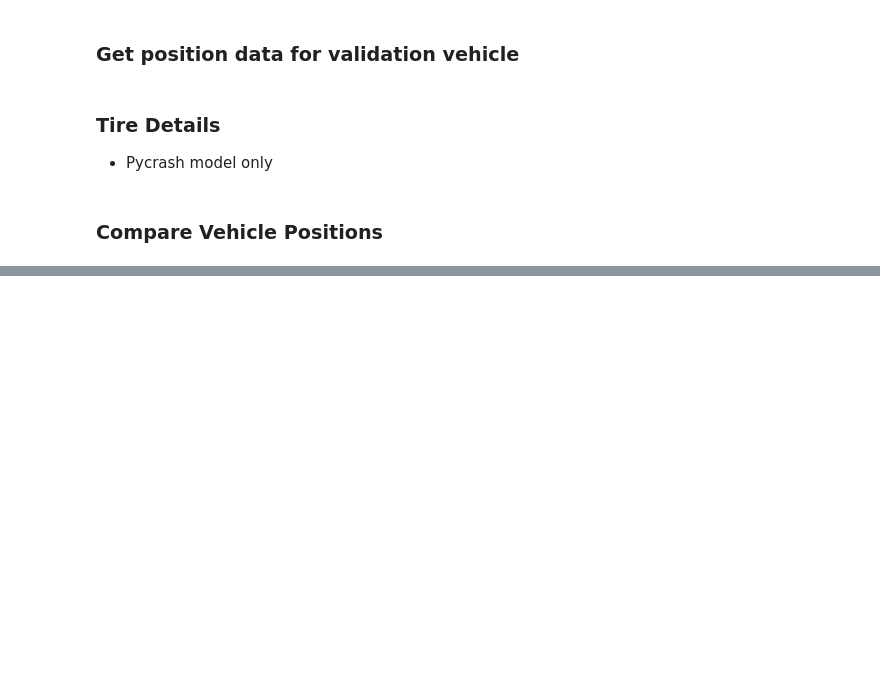
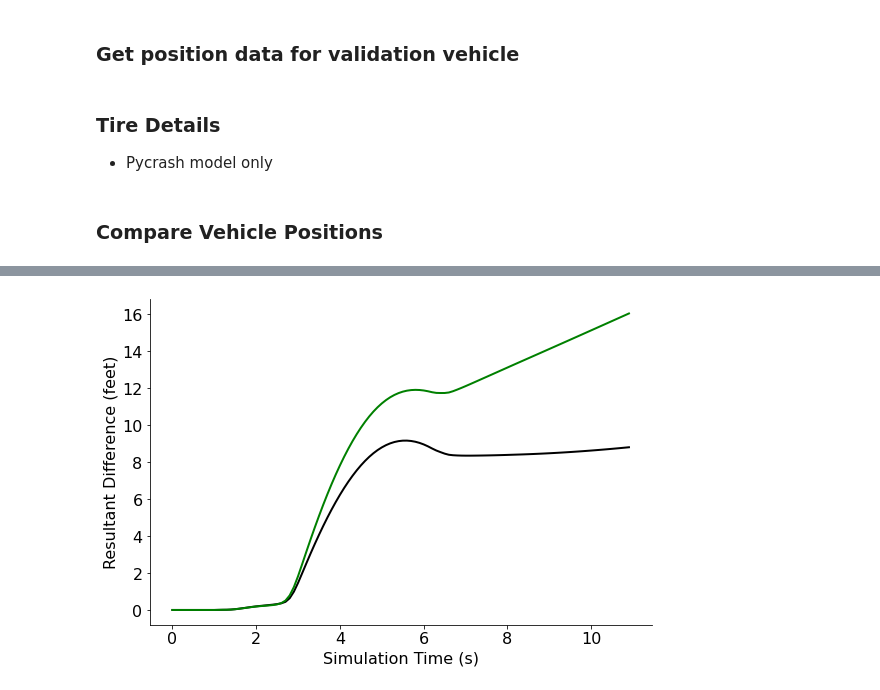
Before and after one commit to joe-cormier/pycrash, a Jupyter notebook: projects/validation - single vehicle motion/notebooks/Validation - Single Vehicle - PC Crash Simulations.ipynb, the cells around one changed output, grey strips where cells are left out. Cells and saved outputs as stored; diff of their text form; code cells hidden in the pictures; blank space fills up the shorter version.

```diff
--- a/projects/validation - single vehicle motion/notebooks/Validation - Single Vehicle - PC Crash Simulations.ipynb
+++ b/projects/validation - single vehicle motion/notebooks/Validation - Single Vehicle - PC Crash Simulations.ipynb
@@ -188,9 +204,9 @@ Vehicle inputs for Veh2 applied succesfully
 # %%
 veh1 = Vehicle('Veh1', vehicle_input_dict)
 veh1.time_inputs(t, throttle, brake, steer)
-veh1.vx_initial = 35
+veh1.vx_initial = 45
 # CG height of 1 foot performed best under most conditions
-veh1.hcg = 1   # set CG height
+veh1.hcg = 0.5  # set CG height
 # %% [output]
 Vehicle inputs for Veh1 applied succesfully
 Driver inputs applied to Veh1
@@ -199,7 +215,7 @@ Driver inputs applied to Veh1
 - simulation is run when instance is created which takes a few seconds
 - model is generating data at each time step as well as all position data to draw vehicle position
 # %%
-simulation_name = '35 mph fishhook'
+simulation_name = '40 mph fishhook'
 print(f'Creating Simulation: {simulation_name}')
 run = SingleMotion(simulation_name, veh1)
 # %% [output]
@@ -272,3 +292,5 @@ c_sqrd_half = c_sqrd.copy()
+# %%
+c_sqrd_1ft = c_sqrd.copy()
 # %%
 max(c_sqrd_1g)
 # %%
@@ -280,15 +308,17 @@ print(f"Maximum resultant distance between the CG: {max(c_sqrd):0.2} feet")
 # %%
 plt.figure(figsize=(9,6))
-plt.plot(time, c_sqrd_2, c='black', linewidth=2.0)
-plt.plot(time, c_sqrd_half, c='blue', linewidth=2.0)
-plt.plot(time, c_sqrd_1g, c='green', linewidth=2.0)
+#plt.plot(time, c_sqrd_2, c='black', linewidth=2.0)
+plt.plot(time, c_sqrd_half, c='black', linewidth=2.0)
+plt.plot(time, c_sqrd_1ft, c='green', linewidth=2.0)
 plt.xlabel("Simulation Time (s)", fontsize=16)
 plt.ylabel("Resultant Difference (feet)", fontsize=16)
 plt.xticks(fontsize=16)
 plt.yticks(fontsize=16)
 plt.gca().spines['top'].set_visible(False)
 plt.gca().spines['right'].set_visible(False)
 plt.show()
+# %% [output]
+[figure, added]
 # %%
 x_diff_plot = [dx_pycrash[-1], dx_pccrash[-1]]
 y_diff_plot = [dy_pycrash[-1], dy_pccrash[-1]]
```
Also changed, not shown: parts of 15 cells of this notebook, 16 other files.
